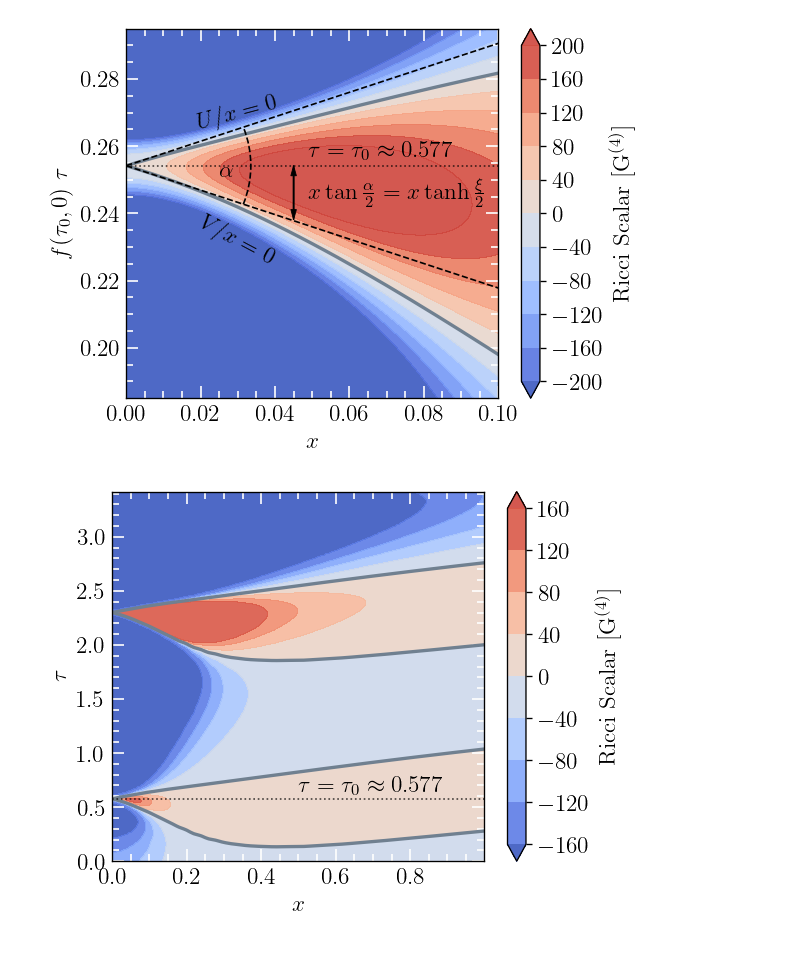
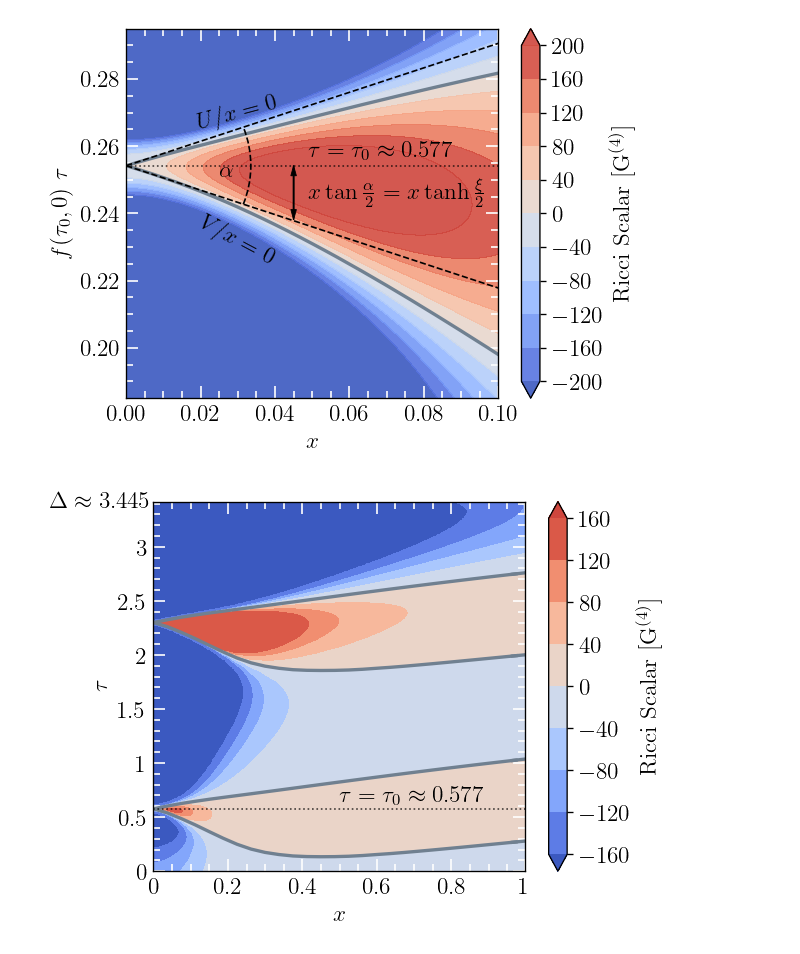
Before and after one commit to flecker96/critcoll_anyD, a Jupyter notebook: plots/SpacetimeCrystal.ipynb, the cells around one changed output. Saved outputs shown, nothing was run; the diff lists cells and outputs as text; code cells hidden in the pictures.

```diff
--- a/plots/SpacetimeCrystal.ipynb
+++ b/plots/SpacetimeCrystal.ipynb
@@ -558,17 +558,26 @@ levels = np.linspace(-160, 160, 9)
 fig, ax = plt.subplots(figsize=(5, 4),dpi=120)
 
 #xticks = (0.001)
-xticks = (0.001,0.201,0.401,0.601,0.801,1)
+xticks = (0.001,0.201,0.401,0.601,0.801,0.999)
 #xlabels = (r'$0.0$')
-xlabels = (r'$0.0$',r'$0.2$',r'$0.4$',r'$0.6$',r'$0.8$',r'$1.0$')
+xlabels = (r'$0$',r'$0.2$',r'$0.4$',r'$0.6$',r'$0.8$',r'$1$')
 ax.set_xticks(xticks, labels=xlabels)
+
+yticks = (0,0.5,1.0,1.5,2.0,2.5,3.0)
+#xlabels = (r'$0.0$')
+ylabels = (r'$0$',r'$0.5$',r'$1$',r'$1.5$',r'$2$',r'$2.5$',r'$3$')
+ax.set_yticks(yticks, labels=ylabels)
 
 # Plot contour lines
 #contour = ax.contour(X, Y, Z_clipped, levels=levels, cmap="jet")
-ax.plot(branch1[:,0], scale*branch1[:,1], color="slategrey", linewidth=2,zorder=2)
-ax.plot(branch2[:,0], scale*branch2[:,1], color="slategrey", linewidth=2,zorder=2)
-ax.plot(branch3[:,0], scale*branch3[:,1], color="slategrey", linewidth=2,zorder=2)
-ax.plot(branch4[:,0], scale*branch4[:,1], color="slategrey", linewidth=2,zorder=2)
+ax.plot(branch1[::15,0], scale*branch1[::15,1], color="slategrey", linewidth=2,zorder=2)
+ax.plot(branch2[::15,0], scale*branch2[::15,1], color="slategrey", linewidth=2,zorder=2)
+ax.plot(branch3[::15,0], scale*branch3[::15,1], color="slategrey", linewidth=2,zorder=2)
+ax.plot(branch4[::15,0], scale*branch4[::15,1], color="slategrey", linewidth=2,zorder=2)
+ax.plot(branch1[-15:,0], scale*branch1[-15:,1], color="slategrey", linewidth=2,zorder=2)
+ax.plot(branch2[-15:,0], scale*branch2[-15:,1], color="slategrey", linewidth=2,zorder=2)
+ax.plot(branch3[-15:,0], scale*branch3[-15:,1], color="slategrey", linewidth=2,zorder=2)
+ax.plot(branch4[-15:,0], scale*branch4[-15:,1], color="slategrey", linewidth=2,zorder=2)
 
 # Set plot ranges
 #ax.set_xlim(0.001, 1)
@@ -585,33 +594,38 @@ ax.tick_params(which='minor', length=4, color='white')
 
 # Define a colormap with extended colors
 cmap = plt.get_cmap("coolwarm", len(levels)+1)
 cmap = cmap(np.linspace(0, 1, cmap.N))
 open_cmap = ListedColormap(cmap)
 
 # Set colors for "under" and "over" values
 open_cmap.set_under('#3B59C0')  # Color for values below the lowest level
 open_cmap.set_over('#cf463d')     # Color for values above the highest level
 
 # BoundaryNorm for color mapping
 norm = BoundaryNorm(levels, open_cmap.N, extend='both')
 
 # Add filled contours with the extended colormap
-contourf = ax.contourf(X, Y, Z_clipped, levels=levels, cmap=open_cmap, extend='both', norm=norm, alpha=0.9)
+contourf = ax.contourf(X, Y, Z_clipped, levels=levels, cmap=open_cmap, extend='both', norm=norm, alpha=1)
+
+#ax.contour(X, Y, Z_clipped, levels=[0], colors='black', linewidths=2.5)
 
 #\tau = \tau_0 line
 ax.axhline(y=scale*branch3[0,1], color='black', linestyle=':', linewidth=1,zorder=2,alpha=0.7)
 
 ax.text(0.5, 0.65, r'$\tau=\tau_0\approx 0.577$', color="black", fontsize=14)
+
+# Add an additional label near the upper bound of the y-axis
+ax.text(-0.278, f0 * Delta, r'$\Delta\approx 3.445$', transform=ax.get_yaxis_transform(), ha='left', va='center')
 
 # Add a color bar
 cbar = fig.colorbar(contourf, ax=ax, extend='both', ticks=levels)
 cbar.set_label(r'$\rm Ricci~Scalar~[G^{(4)}]$', labelpad=3)
 
 ax.set_xlabel(r'$x$')
 ax.set_ylabel(r'$\tau$')
 
-plt.savefig("Fig2.pdf",dpi=200,bbox_inches='tight')
+plt.savefig("Fig2Delta.pdf",dpi=200,bbox_inches='tight')
 
 #plt.show()
 # %% [output]
-[figure, old version]
+[figure, new version]
```
Also changed, not shown: 1 other file.
